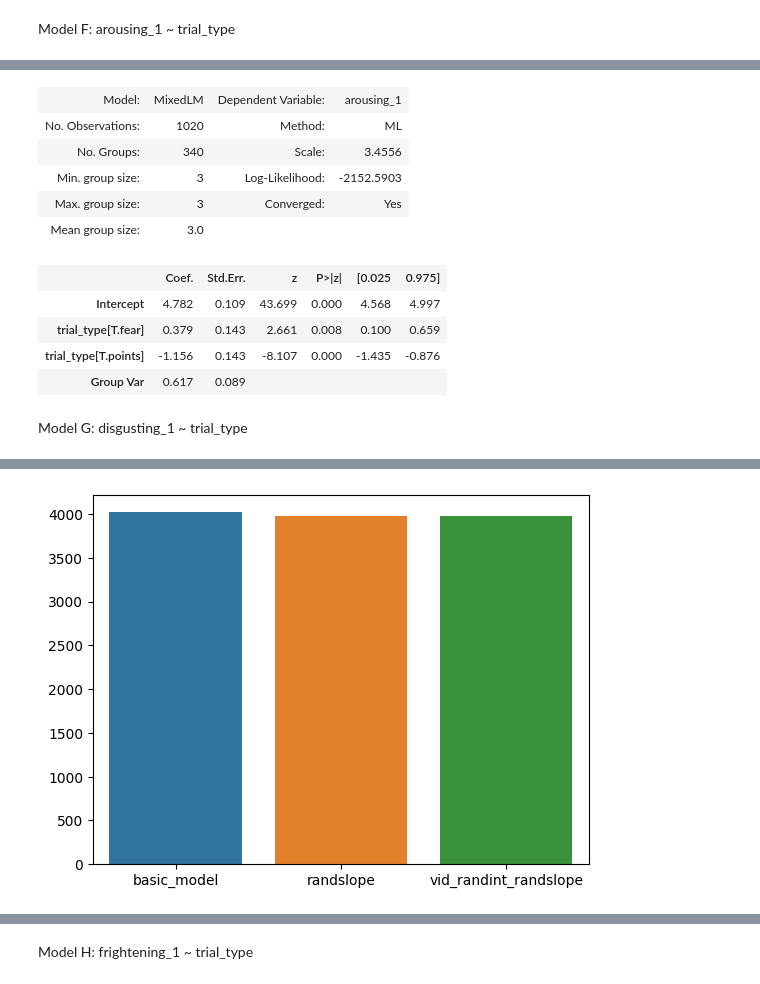
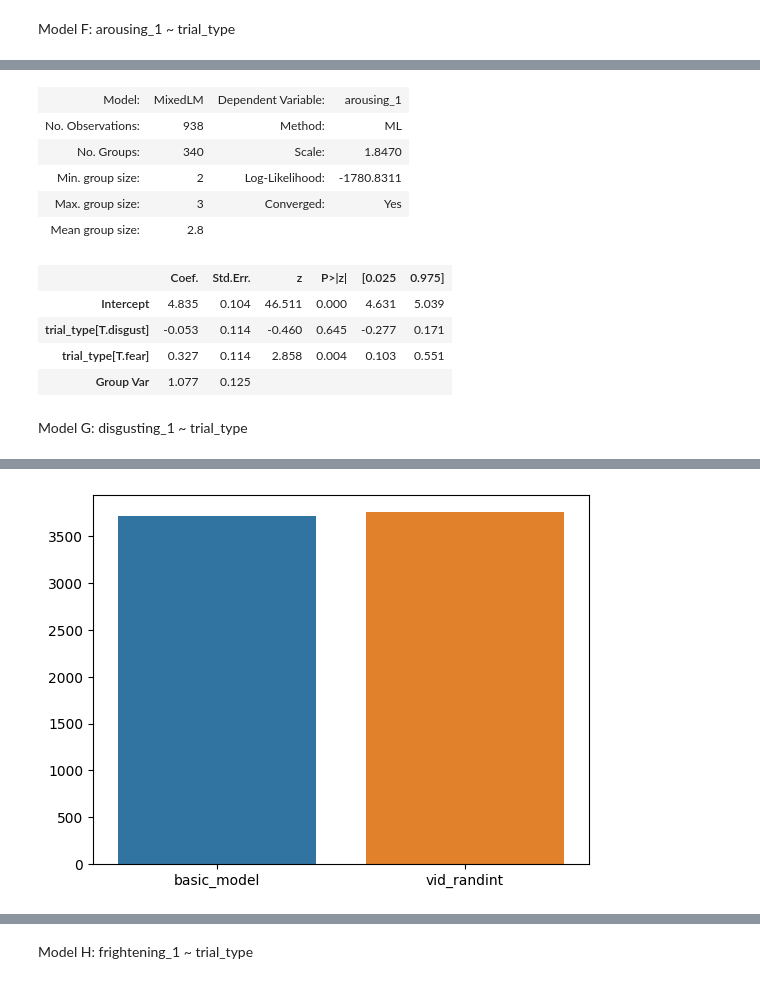
Before and after one commit to emilybagley/disgust_reversal_learning-stage2, a Jupyter notebook: 1_video_ratings_analysis.ipynb, the cells around one changed output, grey strips where cells are left out. Cells and saved outputs as stored; diff of their text form; code cells hidden in the pictures.

```diff
--- a/1_video_ratings_analysis.ipynb
+++ b/1_video_ratings_analysis.ipynb
@@ -398,6 +431,7 @@ Model E: 'unpleasant_1 (valence) ~ trial_type'
 # %%
 #Model E
 data=chosen_stim_df[['participant_no', 'trial_type', 'unpleasant_1', 'arousing_1', 'disgusting_1', 'frightening_1', 'Vid', 'prolific_age', 'prolific_sex']]
+data.replace(['points'],['apoints'], inplace=True) ##makes comparison condition points
 
 formula = 'unpleasant_1 ~ trial_type'
 
@@ -522,16 +557,16 @@ age_covariate.summary()
 no_covariate.summary()
 # %% [output]
 | Model: | MixedLM | Dependent Variable: | arousing_1 |
-| No. Observations: | 1020 | Method: | ML |
-| No. Groups: | 340 | Scale: | 3.4556 |
-| Min. group size: | 3 | Log-Likelihood: | -2152.5903 |
+| No. Observations: | 938 | Method: | ML |
+| No. Groups: | 340 | Scale: | 1.8470 |
+| Min. group size: | 2 | Log-Likelihood: | -1780.8311 |
 | Max. group size: | 3 | Converged: | Yes |
-| Mean group size: | 3.0 |  |  |
+| Mean group size: | 2.8 |  |  |
 |  | Coef. | Std.Err. | z | P>|z| | [0.025 | 0.975] |
-| Intercept | 4.782 | 0.109 | 43.699 | 0.000 | 4.568 | 4.997 |
-| trial_type[T.fear] | 0.379 | 0.143 | 2.661 | 0.008 | 0.100 | 0.659 |
-| trial_type[T.points] | -1.156 | 0.143 | -8.107 | 0.000 | -1.435 | -0.876 |
-| Group Var | 0.617 | 0.089 |  |  |  |  |
+| Intercept | 4.835 | 0.104 | 46.511 | 0.000 | 4.631 | 5.039 |
+| trial_type[T.disgust] | -0.053 | 0.114 | -0.460 | 0.645 | -0.277 | 0.171 |
+| trial_type[T.fear] | 0.327 | 0.114 | 2.858 | 0.004 | 0.103 | 0.551 |
+| Group Var | 1.077 | 0.125 |  |  |  |  |
 # %% [markdown]
 Model G: disgusting_1 ~ trial_type
 # %%
@@ -544,13 +581,13 @@ vid_randint=smf.mixedlm(formula, data, groups=data['participant_no'], missing='d
 # %%
 #test random effects
-#vid_randint=smf.mixedlm(formula, data, groups=data['participant_no'], missing='drop', vc_formula={'Vid': '0+Vid'}).fit(reml=False) CONVERGENCE WARNING
-randslope=smf.mixedlm(formula, data, groups=data['participant_no'], missing='drop', re_formula='~trial_type').fit(reml=False)
-vid_randint_randslope=smf.mixedlm(formula, data, groups=data['participant_no'], missing='drop', vc_formula={'Vid': '0+Vid'}, re_formula='~trial_type').fit(reml=False)
+vid_randint=smf.mixedlm(formula, data, groups=data['participant_no'], missing='drop', vc_formula={'Vid': '0+Vid'}).fit(reml=False)
+#randslope=smf.mixedlm(formula, data, groups=data['participant_no'], missing='drop', re_formula='~trial_type').fit(reml=False)
+#vid_randint_randslope=smf.mixedlm(formula, data, groups=data['participant_no'], missing='drop', vc_formula={'Vid': '0+Vid'}, re_formula='~trial_type').fit(reml=False)
 
 bic=pd.DataFrame({'basic_model': [basic_model.bic],
-                    'vid_randint': ['CONVERGENCE WARNING'],
-                    'randslope': [randslope.bic],
-                    'vid_randint_randslope':[vid_randint_randslope.bic]})
+                    'vid_randint': [vid_randint.bic],
+                    'randslope': ['CONVERGENCE WARNING'],
+                    'vid_randint_randslope':['CONVERGENCE WARNING']})
 sns.barplot(bic)
 print(bic) ##in this case, randslope is best
 # %% [output]
@@ -559,3 +596,3 @@ print(bic) ##in this case, randslope is best
-[figure, old version]
+[figure, new version]
 # %%
 #test covariates
```
Also changed, not shown: parts of 25 cells of this notebook, 8 other files.
